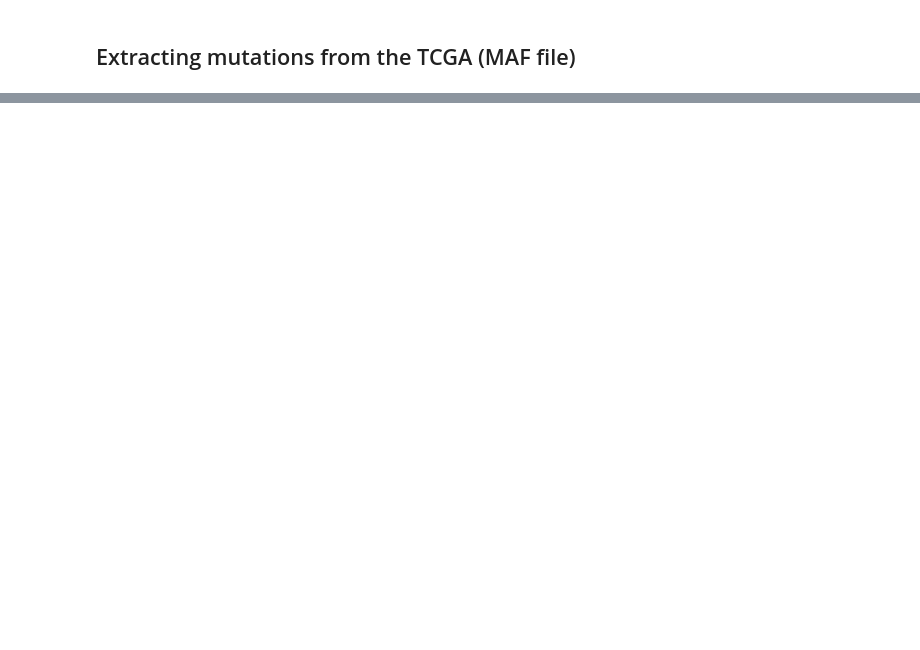
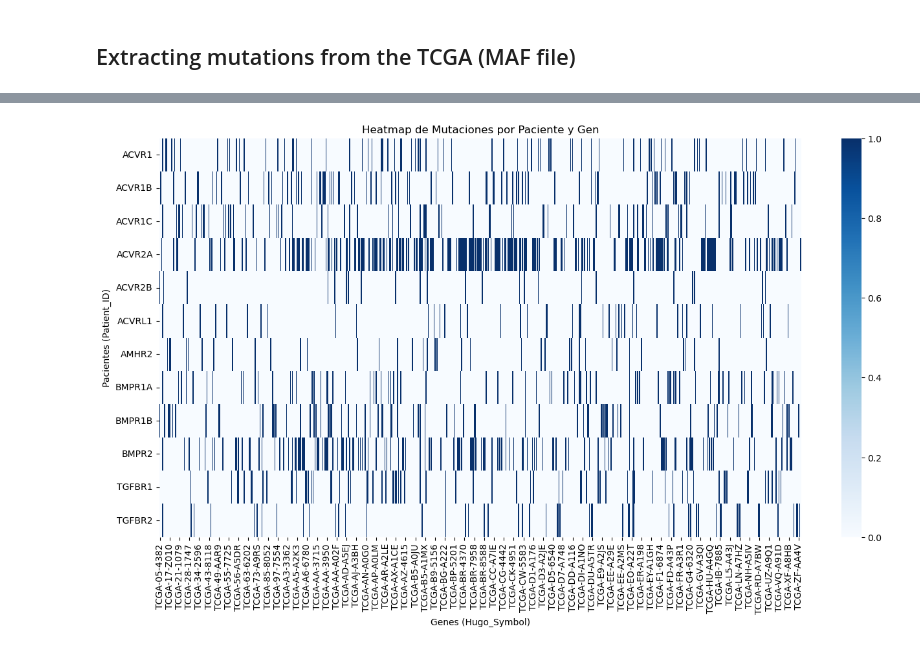
Before and after one commit to Nanocell-Lab/TCancer_RareDiseases, a Jupyter notebook: src/01_TCGA.ipynb, the cells around one changed output, grey strips where cells are left out. Saved outputs shown, nothing was run; the diff lists cells and outputs as text; code cells hidden in the pictures; blank space fills up the shorter version.

```diff
--- a/src/01_TCGA.ipynb
+++ b/src/01_TCGA.ipynb
@@ -281,0 +350,5 @@ plt.show()
+# %%
+mut_df = maf_genes[['Patient_ID','Hugo_Symbol', 'HGVSp_Short']]
+mut_df["HGVSp_Short"] = mut_df["HGVSp_Short"].replace("p.?", np.nan)
+mut_df.dropna(subset=["HGVSp_Short"], inplace=True)
+mut_df
@@ -281,0 +378,5 @@ plt.show()
+# %%
+mut_df = mut_df.groupby(["Patient_ID","Hugo_Symbol"])["HGVSp_Short"].count().reset_index()
+
+
+df_heatmap
@@ -281,0 +399,28 @@ plt.show()
+# %%
+import seaborn as sns
+
+df_heatmap = mut_df.pivot_table(
+    index='Hugo_Symbol',
+    columns='Patient_ID',
+    values='HGVSp_Short',
+)
+
+# 2. Rellenamos los espacios vacíos (los pacientes que no tienen mutación en ese gen) con 0
+df_heatmap = df_heatmap.fillna(0)
+
+# Opcional: Convertir a entero para que se vea más limpio (0 y 1)
+df_heatmap = df_heatmap.astype(int)
+
+# --- BONUS: Cómo graficar tu Heatmap ---
+plt.figure(figsize=(16, 8))
+sns.heatmap(
+    df_heatmap,
+    cmap="Blues",       # Color azul (Blanco = 0, Azul Oscuro = 1)
+    cbar=True,          # Forzamos que se muestre la barra de color a la derecha  # Quitamos las líneas para que no borren el color si la matriz es gigante
+)
+plt.title("Heatmap de Mutaciones por Paciente y Gen")
+plt.ylabel("Pacientes (Patient_ID)")
+plt.xlabel("Genes (Hugo_Symbol)")
+plt.show()
+# %% [output]
+[figure, added]
```
Also changed, not shown: parts of 11 cells of this notebook.
